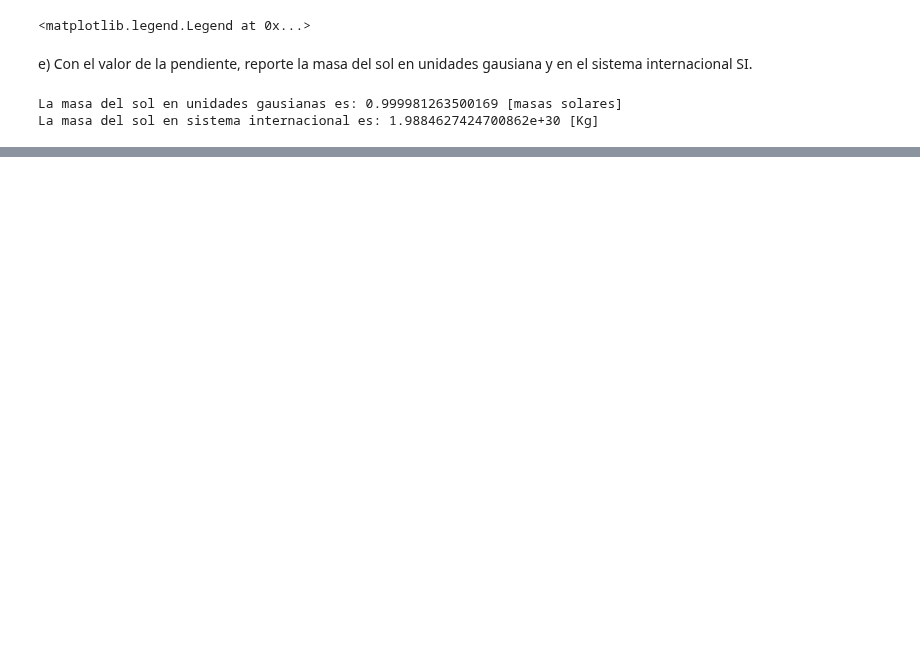
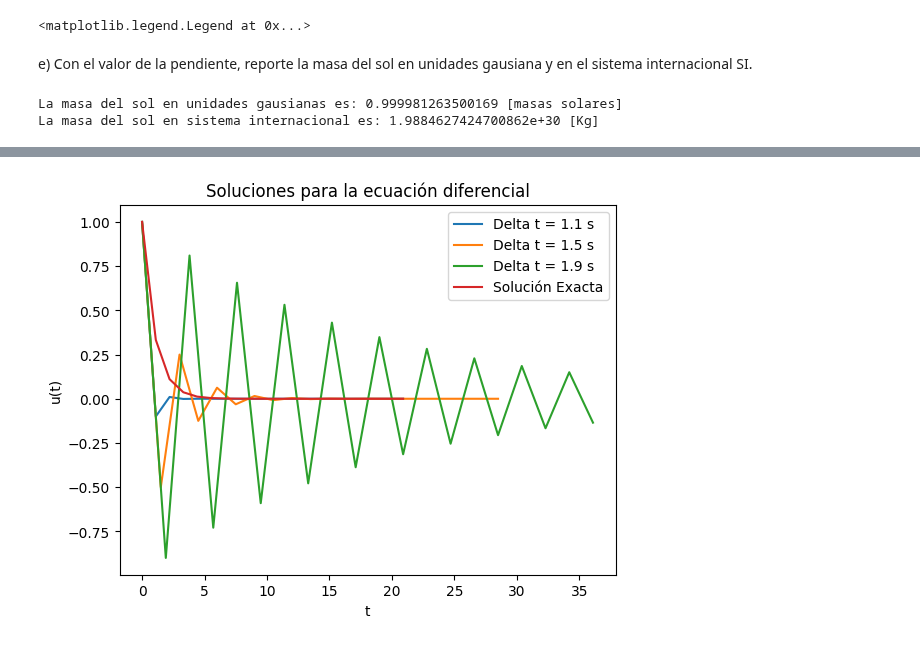
Before and after one commit to aleste2123/MetodosII_EdwardManosalva_EstebanParra, a Jupyter notebook: Tarea_1/Tarea1.ipynb, the cells around one changed output, grey strips where cells are left out. Cells and saved outputs as stored; diff of their text form; code cells hidden in the pictures; blank space fills up the shorter version.

```diff
--- a/Tarea_1/Tarea1.ipynb
+++ b/Tarea_1/Tarea1.ipynb
@@ -602,0 +619,31 @@ Para el caso donde $\alpha < 0$. Muestre que la solución numérica oscilará si
+# %%
+alpha = -1
+
+delta_t1 = 1.1
+delta_t2 = 1.5
+delta_t3 = 1.9
+
+k = np.arange(20)
+
+u1 = (1+ alpha * delta_t1)**k
+u2 = (1+ alpha * delta_t2)**k
+u3 = (1+ alpha * delta_t3)**k
+
+x1 = np.arange(0, 20*delta_t1, delta_t1)
+x2 = np.arange(0, 20*delta_t2, delta_t2)
+x3 = np.arange(0, 20*delta_t3, delta_t3)
+
+exacta = np.e**(-x1)
+
+plt.figure(dpi=100)
+plt.plot(x1,u1)
+plt.plot(x2,u2)
+plt.plot(x3,u3)
+plt.plot(x1,exacta)
+plt.title("Soluciones para la ecuación diferencial")
+plt.xlabel("t")
+plt.ylabel("u(t)")
+plt.legend(["Delta t = 1.1 s","Delta t = 1.5 s", "Delta t = 1.9 s", "Solución Exacta"])
+plt.show()
+# %% [output]
+[figure, added]
```
Also changed, not shown: parts of 2 cells of this notebook.
